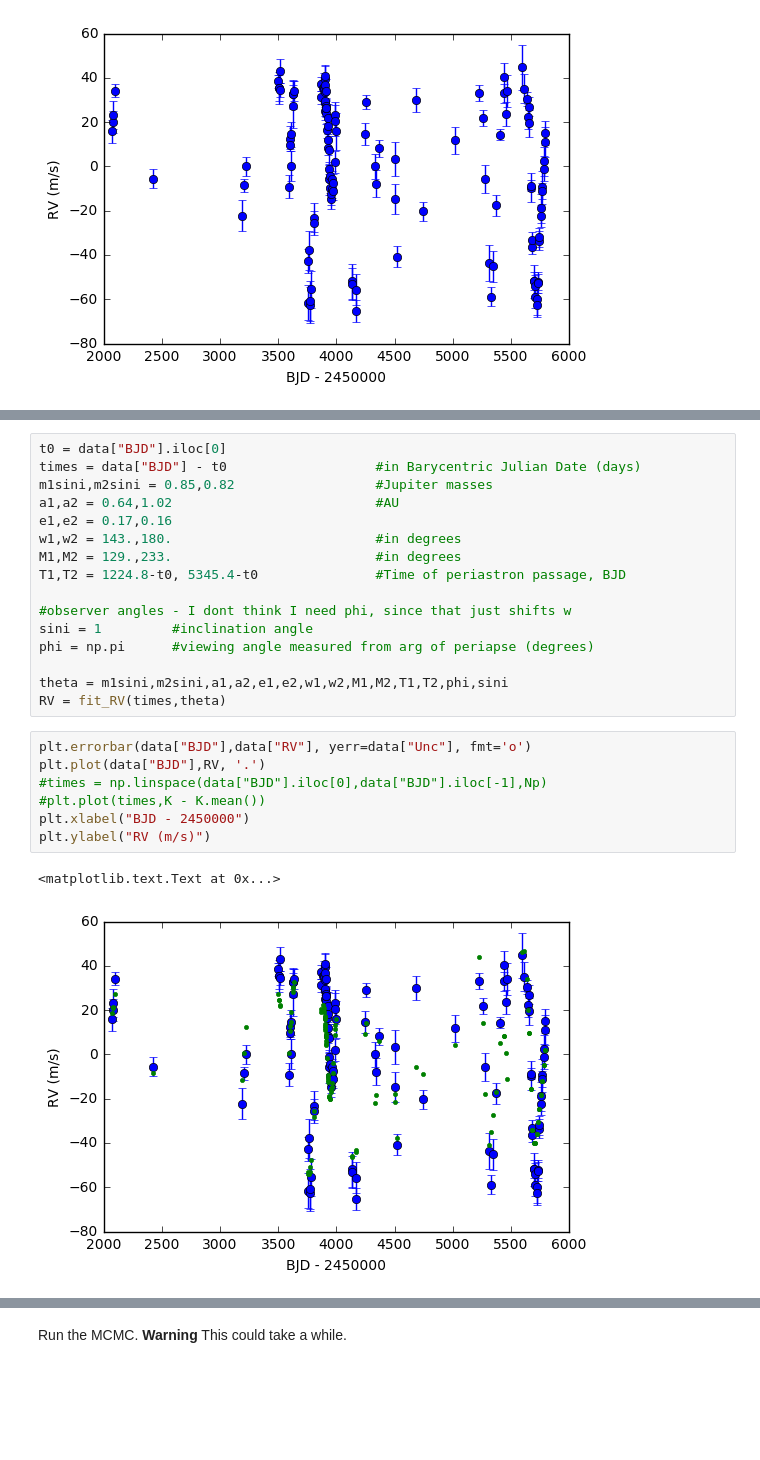
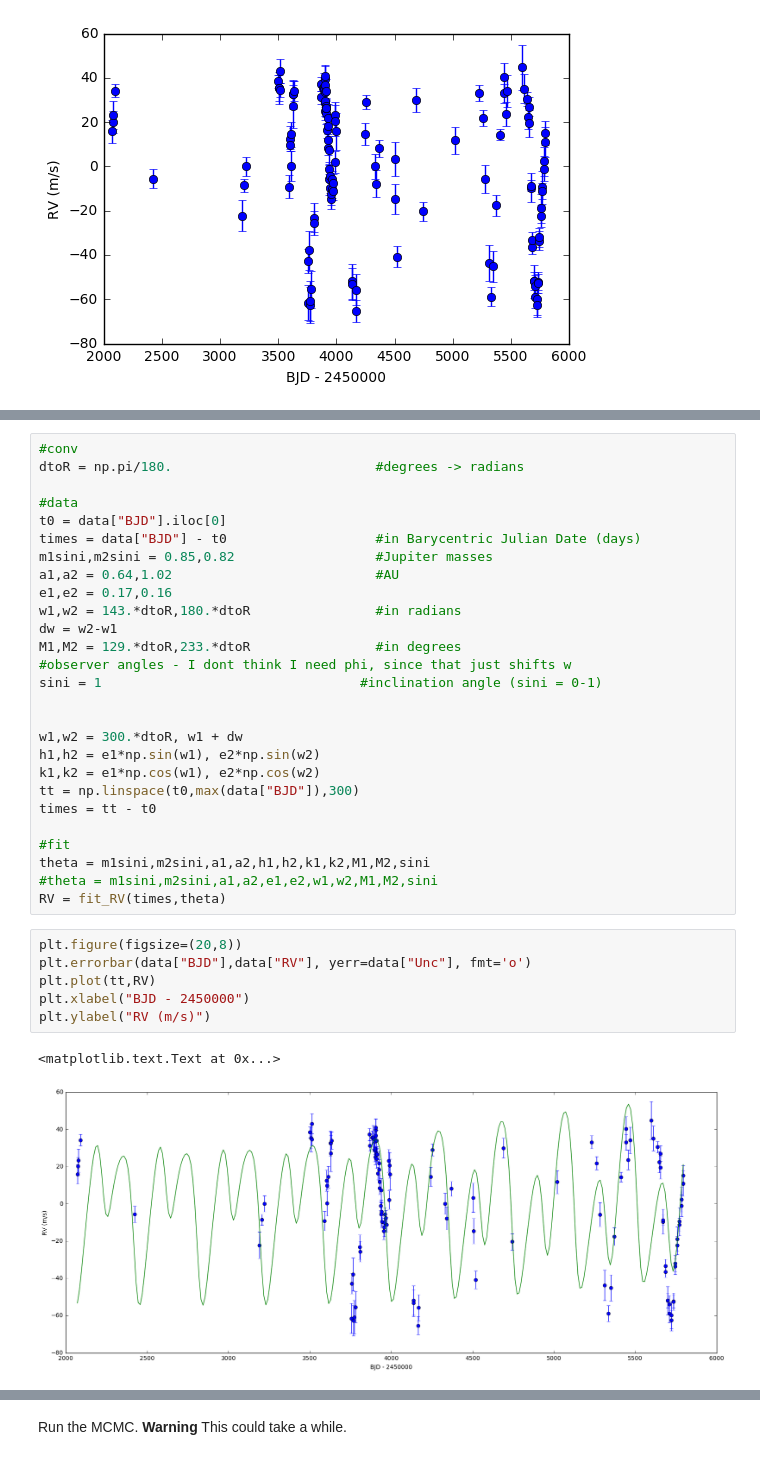
Before and after one commit to silburt/HD155358, a Jupyter notebook: HD155358.ipynb, the cells around one changed output, grey strips where cells are left out. Drawn from its saved outputs; the diff is of its cells as text; blank space fills up the shorter version.

```diff
--- a/HD155358.ipynb
+++ b/HD155358.ipynb
@@ -61,30 +60,40 @@ def fit_RV(times,theta):
     return v
 # %%
+#conv
+dtoR = np.pi/180.                          #degrees -> radians
+
+#data
 t0 = data["BJD"].iloc[0]
 times = data["BJD"] - t0                   #in Barycentric Julian Date (days)
 m1sini,m2sini = 0.85,0.82                  #Jupiter masses
 a1,a2 = 0.64,1.02                          #AU
 e1,e2 = 0.17,0.16
-w1,w2 = 143.,180.                          #in degrees
-M1,M2 = 129.,233.                          #in degrees
-T1,T2 = 1224.8-t0, 5345.4-t0               #Time of periastron passage, BJD
+w1,w2 = 143.*dtoR,180.*dtoR                #in radians
+dw = w2-w1
+M1,M2 = 129.*dtoR,233.*dtoR                #in degrees
+#observer angles - I dont think I need phi, since that just shifts w
+sini = 1                                 #inclination angle (sini = 0-1)
 
-#observer angles - I dont think I need phi, since that just shifts w
-sini = 1         #inclination angle
-phi = np.pi      #viewing angle measured from arg of periapse (degrees)
 
-theta = m1sini,m2sini,a1,a2,e1,e2,w1,w2,M1,M2,T1,T2,phi,sini
+w1,w2 = 300.*dtoR, w1 + dw
+h1,h2 = e1*np.sin(w1), e2*np.sin(w2)
+k1,k2 = e1*np.cos(w1), e2*np.cos(w2)
+tt = np.linspace(t0,max(data["BJD"]),300)
+times = tt - t0
+
+#fit
+theta = m1sini,m2sini,a1,a2,h1,h2,k1,k2,M1,M2,sini
+#theta = m1sini,m2sini,a1,a2,e1,e2,w1,w2,M1,M2,sini
 RV = fit_RV(times,theta)
 # %%
+plt.figure(figsize=(20,8))
 plt.errorbar(data["BJD"],data["RV"], yerr=data["Unc"], fmt='o')
-plt.plot(data["BJD"],RV, '.')
-#times = np.linspace(data["BJD"].iloc[0],data["BJD"].iloc[-1],Np)
-#plt.plot(times,K - K.mean())
+plt.plot(tt,RV)
 plt.xlabel("BJD - 2450000")
 plt.ylabel("RV (m/s)")
 # %% [output]
 <matplotlib.text.Text at 0x...>
-[figure, old version]
+[figure, new version]
 # %%
 def lnlike(theta_j, times, y, yerr2):
     theta, jitter2 = theta_j[:-1], theta_j[-1]
```
Also changed, not shown: parts of 6 cells of this notebook.
